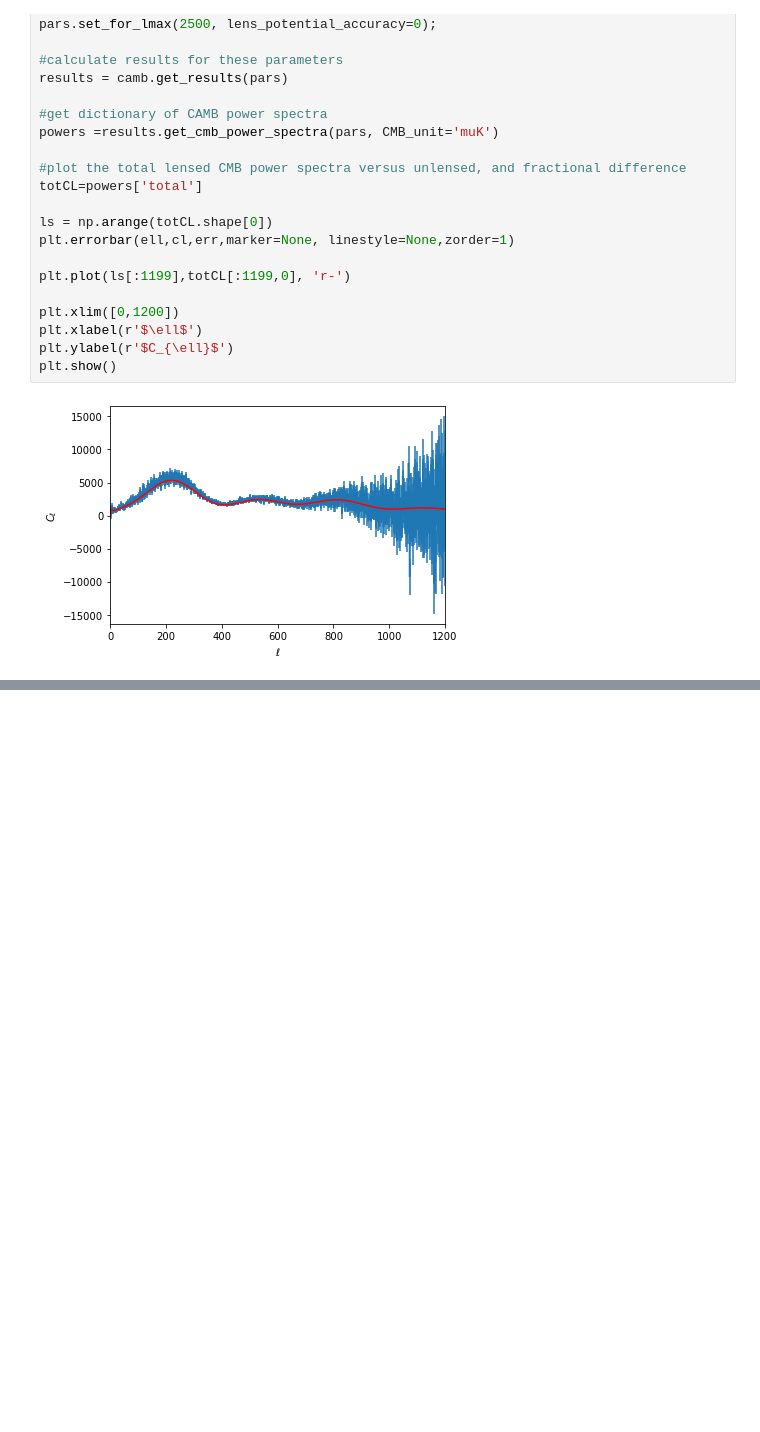
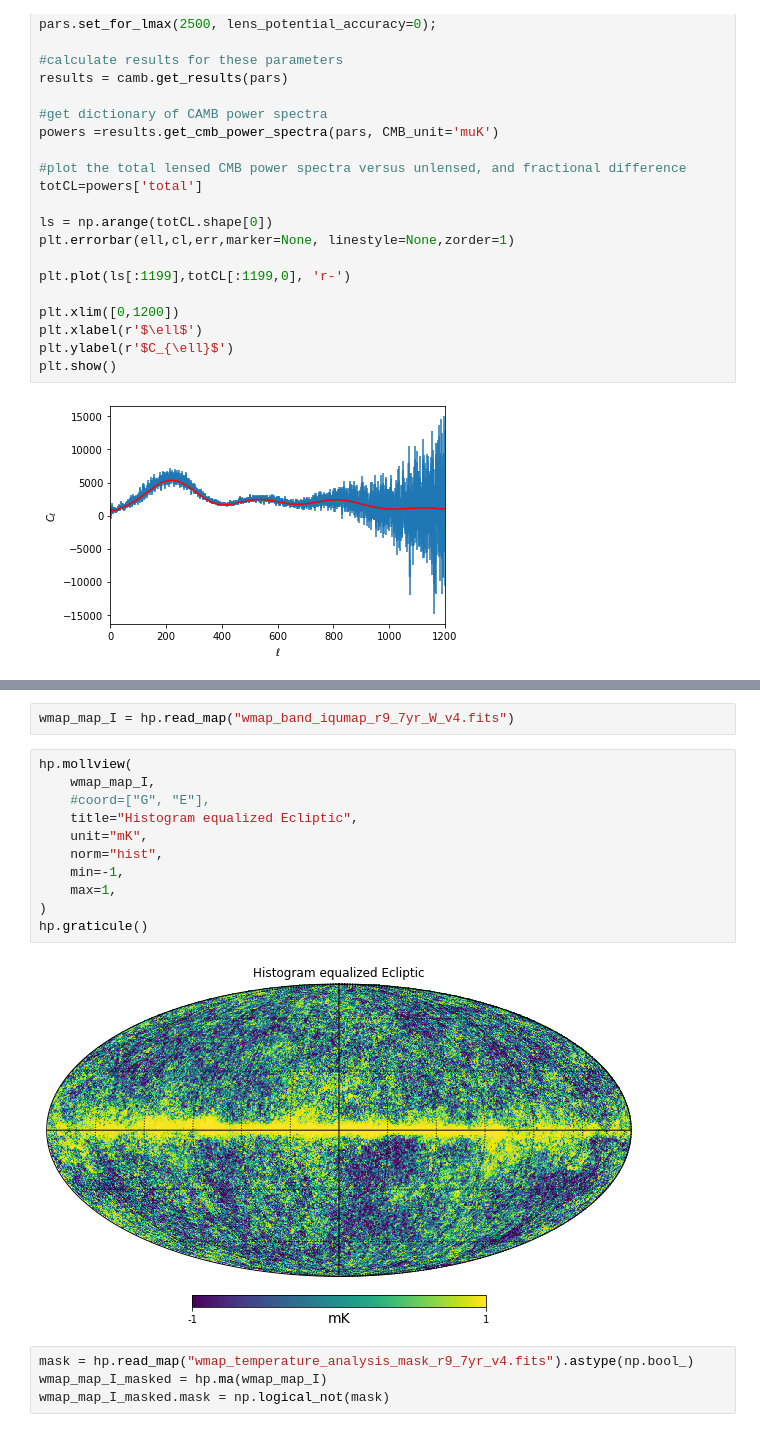
Before and after one commit to csabiu/astronomy, a Jupyter notebook: Astronomy_CMB.ipynb, the cells around one changed output, grey strips where cells are left out. Saved outputs shown, nothing was run; the diff lists cells and outputs as text; blank space fills up the shorter version.

```diff
--- a/Astronomy_CMB.ipynb
+++ b/Astronomy_CMB.ipynb
@@ -195,0 +226,19 @@ plt.show()
+# %%
+wmap_map_I = hp.read_map("wmap_band_iqumap_r9_7yr_W_v4.fits")
+# %%
+hp.mollview(
+    wmap_map_I,
+    #coord=["G", "E"],
+    title="Histogram equalized Ecliptic",
+    unit="mK",
+    norm="hist",
+    min=-1,
+    max=1,
+)
+hp.graticule()
+# %% [output]
+[figure, added]
+# %%
+mask = hp.read_map("wmap_temperature_analysis_mask_r9_7yr_v4.fits").astype(np.bool_)
+wmap_map_I_masked = hp.ma(wmap_map_I)
+wmap_map_I_masked.mask = np.logical_not(mask)
```
Also changed, not shown: parts of 7 cells of this notebook.
